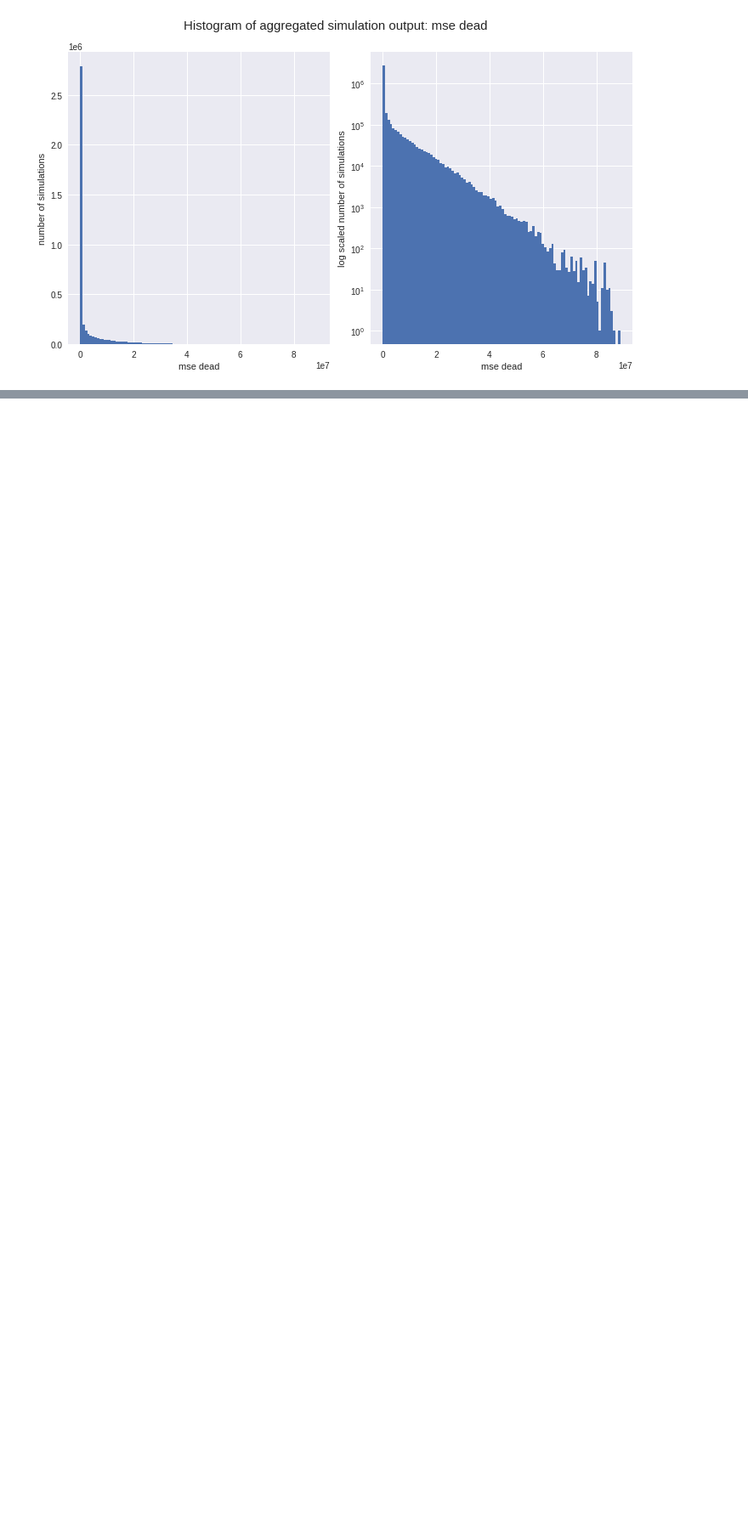
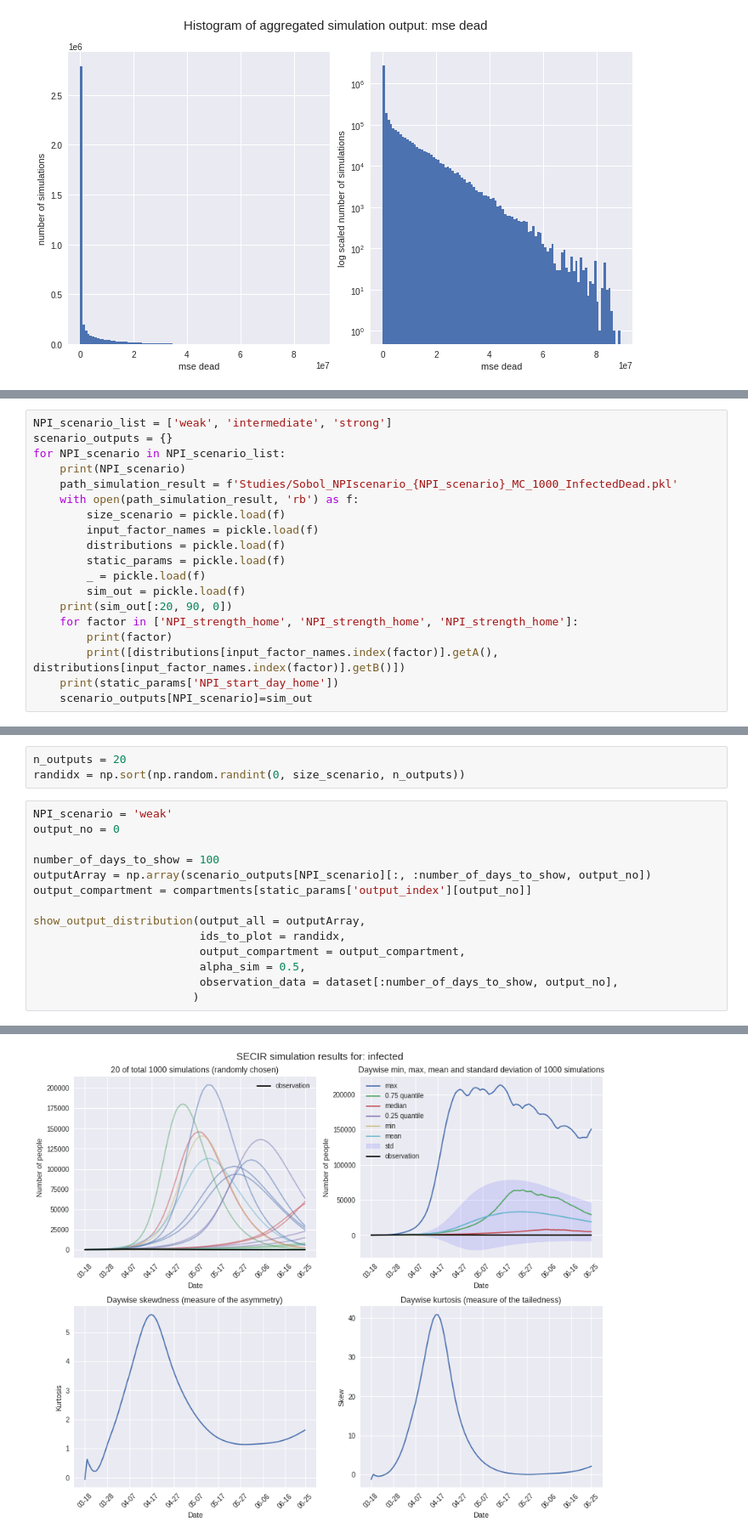
Before and after one commit to lelange/sensitivity_analysis, a Jupyter notebook: pycode/sensitivity_analysis/Uncertainty_Quantification.ipynb, the cells around one changed output, grey strips where cells are left out. Shown at 85% size. Cells and saved outputs as stored; diff of their text form; blank space fills up the shorter version.

Commit message:
add scenario analysis

```diff
--- a/pycode/sensitivity_analysis/Uncertainty_Quantification.ipynb
+++ b/pycode/sensitivity_analysis/Uncertainty_Quantification.ipynb
@@ -469,0 +554,19 @@ show_histogram_aggregated_output(output_agg = out, aggregation_function = output
+# %%
+NPI_scenario_list = ['weak', 'intermediate', 'strong']
+scenario_outputs = {}
+for NPI_scenario in NPI_scenario_list:
+    print(NPI_scenario)
+    path_simulation_result = f'Studies/Sobol_NPIscenario_{NPI_scenario}_MC_1000_InfectedDead.pkl'
+    with open(path_simulation_result, 'rb') as f:
+        size_scenario = pickle.load(f)
+        input_factor_names = pickle.load(f)
+        distributions = pickle.load(f)
+        static_params = pickle.load(f)
+        _ = pickle.load(f)
+        sim_out = pickle.load(f)
+    print(sim_out[:20, 90, 0])
+    for factor in ['NPI_strength_home', 'NPI_strength_home', 'NPI_strength_home']:
+        print(factor)
+        print([distributions[input_factor_names.index(factor)].getA(), distributions[input_factor_names.index(factor)].getB()])
+    print(static_params['NPI_start_day_home'])
+    scenario_outputs[NPI_scenario]=sim_out
@@ -469,0 +591,18 @@ show_histogram_aggregated_output(output_agg = out, aggregation_function = output
+# %%
+n_outputs = 20
+randidx = np.sort(np.random.randint(0, size_scenario, n_outputs))
+# %%
+NPI_scenario = 'weak'
+output_no = 0
+
+number_of_days_to_show = 100
+outputArray = np.array(scenario_outputs[NPI_scenario][:, :number_of_days_to_show, output_no])
+output_compartment = compartments[static_params['output_index'][output_no]]
+
+show_output_distribution(output_all = outputArray,
+                         ids_to_plot = randidx,
+                         output_compartment = output_compartment,
+                         alpha_sim = 0.5,
+                         observation_data = dataset[:number_of_days_to_show, output_no],
+                        )
+# %% [output]
@@ -469,0 +612 @@ show_histogram_aggregated_output(output_agg = out, aggregation_function = output
+[figure, added]
```
Also changed, not shown: parts of 25 cells of this notebook, 6 other files.
